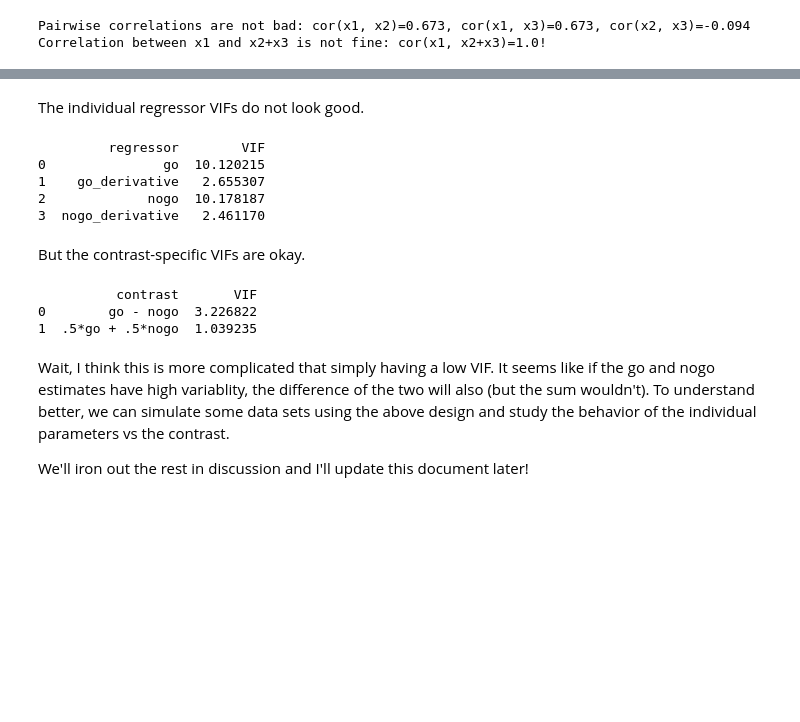
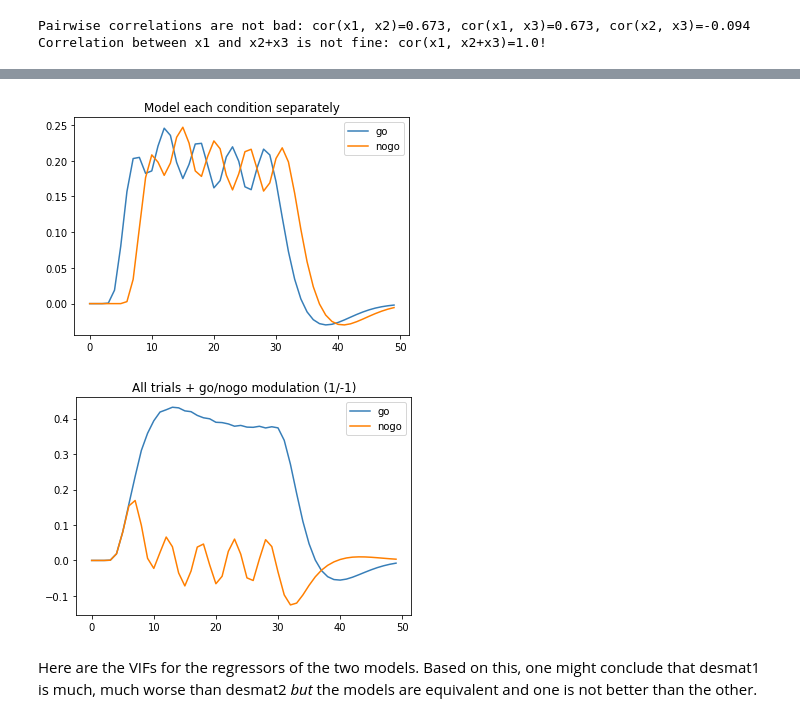
Before and after one commit to jmumford/DesignAnalysisCode, a Jupyter notebook: fmri_regressors.ipynb, the cells around one changed output, grey strips where cells are left out. Cells and saved outputs as stored; diff of their text form; code cells hidden in the pictures; blank space fills up the shorter version.

```diff
--- a/fmri_regressors.ipynb
+++ b/fmri_regressors.ipynb
@@ -498,24 +521,15 @@ plt.legend(['go', 'nogo'])
-# %% [markdown]
-The individual regressor VIFs do not look good.
-# %%
-vif_desmat = est_vif(desmat)
-print(vif_desmat)
-# %% [output]
-         regressor        VIF
-0               go  10.120215
-1    go_derivative   2.655307
-2             nogo  10.178187
-3  nogo_derivative   2.461170
-# %% [markdown]
-But the contrast-specific VIFs are okay.
-# %%
-vif_contrasts = get_all_contrast_vif(desmat, contrast)
-print(vif_contrasts)
-# %% [output]
-          contrast       VIF
-0        go - nogo  3.226822
-1  .5*go + .5*nogo  1.039235
-# %% [markdown]
-Wait, I think this is more complicated that simply having a low VIF.  It seems like if the go and nogo estimates have high variablity, the difference of the two will also (but the sum wouldn't). To understand better, we can simulate some data sets using the above design and study the behavior of the individual parameters vs the contrast.
-
-We'll iron out the rest in discussion and I'll update this document later!
+# %%
+plt.plot(desmat1.loc[:,['go', 'nogo']])
+plt.title('Model each condition separately')
+plt.legend(['go', 'nogo'])
+plt.show()
+
+plt.plot(desmat2.loc[:,['all_trials', 'go_minus_nogo']])
+plt.title('All trials + go/nogo modulation (1/-1)')
+plt.legend(['go', 'nogo'])
+plt.show()
+# %% [output]
+[figure, added]
+[figure, added]
+# %% [markdown]
+Here are the VIFs for the regressors of the two models.  Based on this, one might conclude that desmat1 is much, much worse than desmat2 *but* the models are equivalent and one is not better than the other.
```
Also changed, not shown: parts of 12 cells of this notebook.
